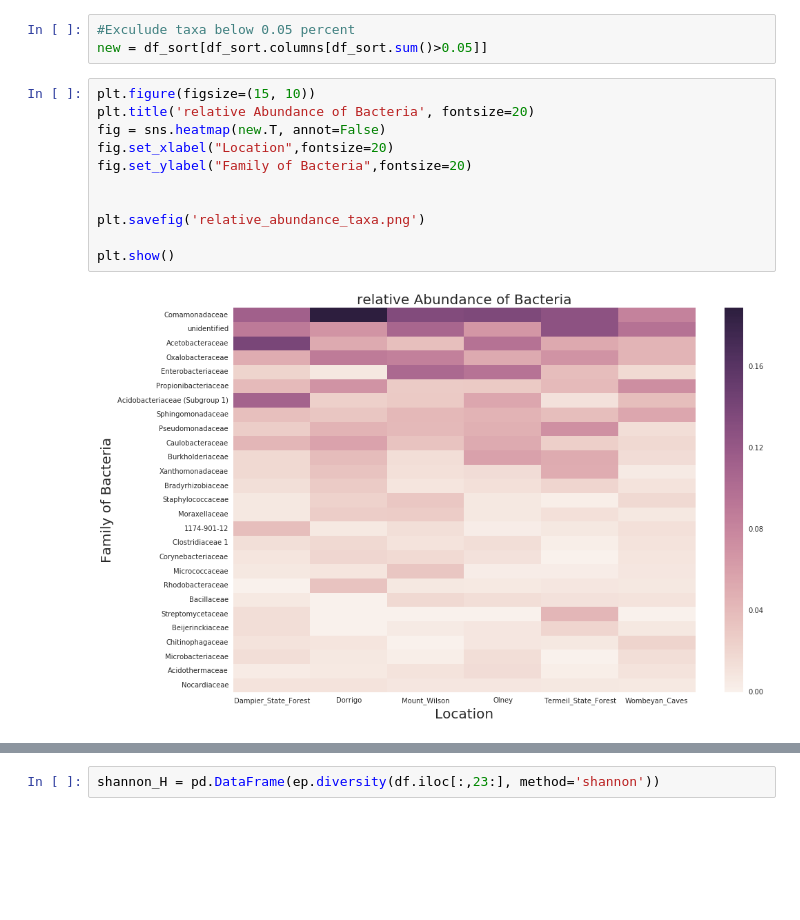
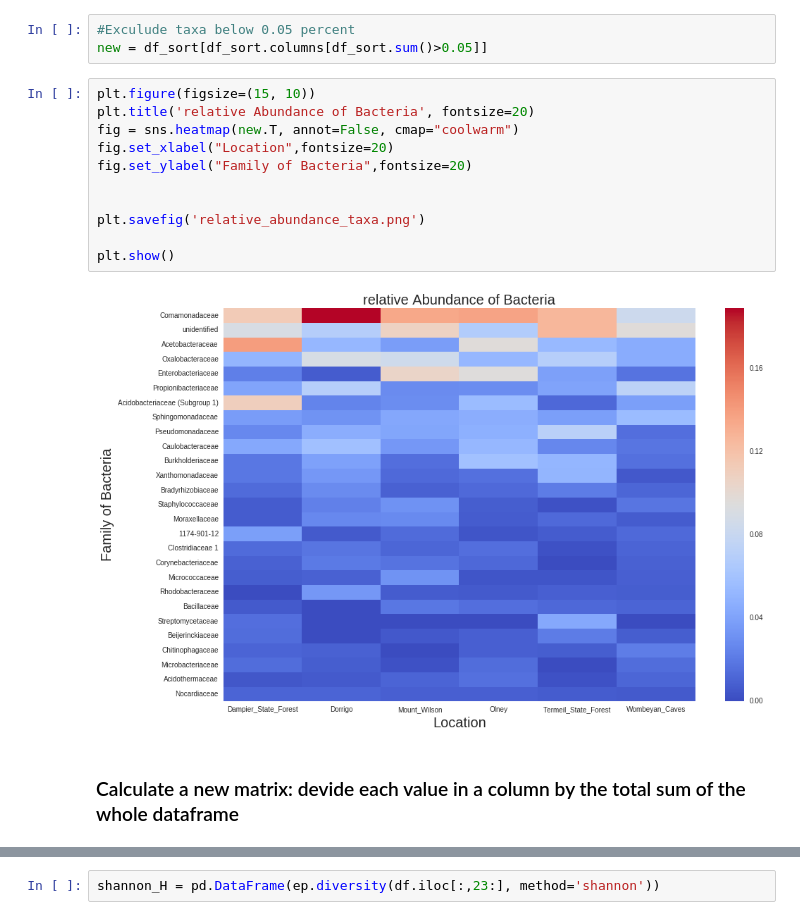
Before and after one commit to AmbrosiaFungus/insect-microbe-analysis, a Jupyter notebook: Heatmap_relativeAbundance.ipynb, the cells around one changed output, grey strips where cells are left out. Drawn from its saved outputs; the diff is of its cells as text; blank space fills up the shorter version.

```diff
--- a/Heatmap_relativeAbundance.ipynb
+++ b/Heatmap_relativeAbundance.ipynb
@@ -157,13 +192,15 @@ new = df_sort[df_sort.columns[df_sort.sum()>0.05]]
 # %%
 plt.figure(figsize=(15, 10))
 plt.title('relative Abundance of Bacteria', fontsize=20)
-fig = sns.heatmap(new.T, annot=False)
+fig = sns.heatmap(new.T, annot=False, cmap="coolwarm")
 fig.set_xlabel("Location",fontsize=20)
 fig.set_ylabel("Family of Bacteria",fontsize=20)
 
 
 plt.savefig('relative_abundance_taxa.png')
 
 plt.show()
 # %% [output]
-[figure, old version]
+[figure, new version]
+# %% [markdown]
+### Calculate a new matrix: devide each value in a column by the total sum of the whole dataframe
```
Also changed, not shown: parts of 44 cells of this notebook.
